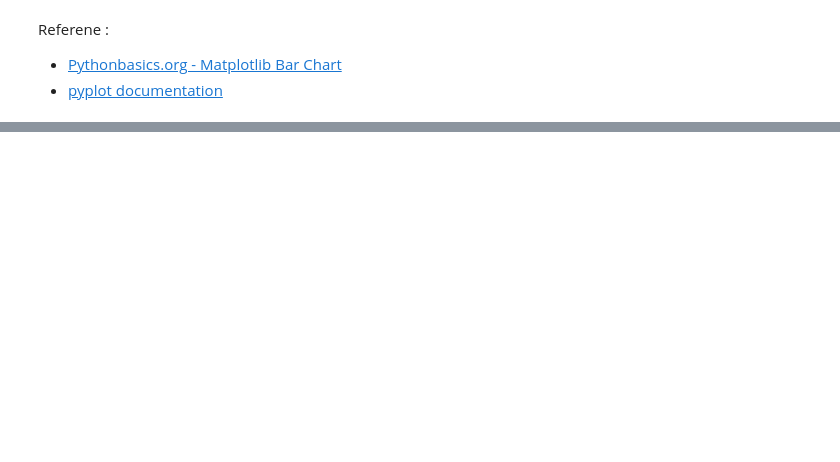
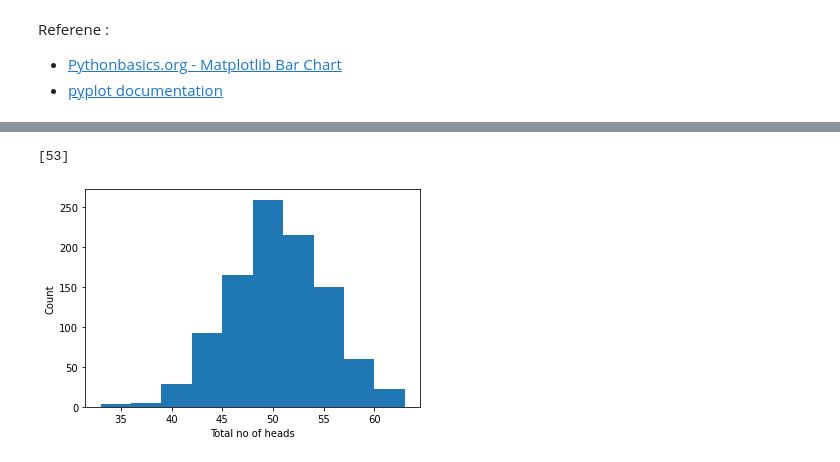
Before and after one commit to BYalini/tasks-2020, a Jupyter notebook: Task 2020.ipynb, the cells around one changed output, grey strips where cells are left out. Cells and saved outputs as stored; diff of their text form; code cells hidden in the pictures; blank space fills up the shorter version.

Commit message:
Question number 3

```diff
--- a/Task 2020.ipynb
+++ b/Task 2020.ipynb
@@ -173,0 +186,23 @@ plot_dicerolls(dicerolls2(2,1000))
+# %%
+# random number generator
+rng = np.random.default_rng()
+
+# 100 experimets, the prob of head is 0.5
+n = 100
+p = 0.5
+# %%
+# do the experiment once, count the heads
+one_trial = rng.binomial(n, p, 1)
+print(one_trial)
+# %% [output]
+[53]
+# %%
+# repeat the experiment 1000 times
+thousand_trails = rng.binomial(n, p, 1000)
+# %%
+plt.hist(thousand_trails)
+plt.xlabel('Total no of heads')
+plt.ylabel('Count')
+plt.show()
+# %% [output]
+[figure, added]
```
Also changed, not shown: parts of 5 cells of this notebook.
